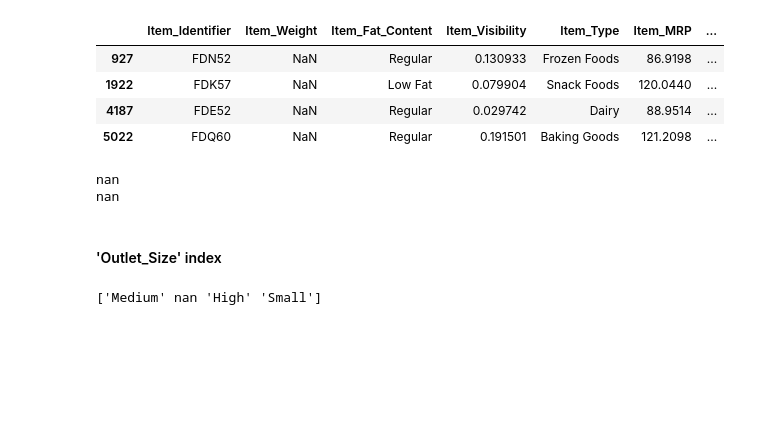
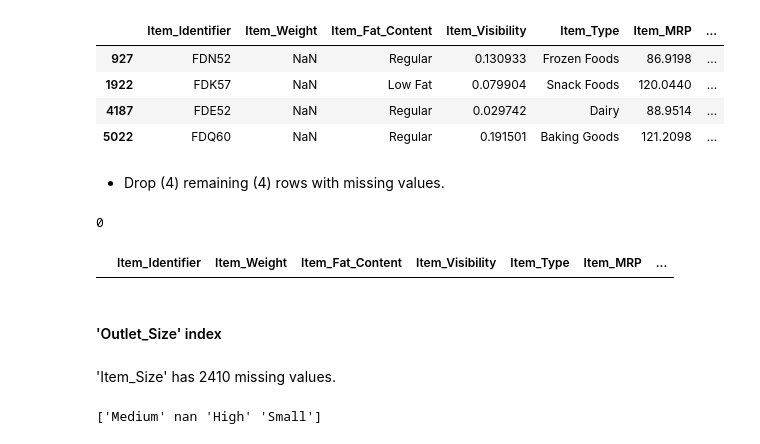
Before and after one commit to YBilodeau/Sales-Predictions, a Jupyter notebook: Sales_Prediction_Project.ipynb, the cells around one changed output. Cells and saved outputs as stored; diff of their text form; code cells hidden in the pictures; blank space fills up the shorter version.

```diff
--- a/Sales_Prediction_Project.ipynb
+++ b/Sales_Prediction_Project.ipynb
@@ -85,3 +111,6 @@ df.head()
 ## **Clean the Data**
 # %% [markdown]
 ### **Remove Duplicates**
+# %%
+df.drop_duplicates(keep='first', inplace=True)
+df.shape
@@ -145,10 +162,5 @@ df[df.Item_Weight.isnull()]
 | 1922 | FDK57 | NaN | Low Fat | 0.079904 | Snack Foods | 120.0440 | ... |
 | 4187 | FDE52 | NaN | Regular | 0.029742 | Dairy | 88.9514 | ... |
 | 5022 | FDQ60 | NaN | Regular | 0.191501 | Baking Goods | 121.2098 | ... |
-# %%
-print(df.loc[927,"Item_Weight"])
-df.loc[927,"Item_Weight"] = np.nan
-print(df.loc[927,"Item_Weight"])
-# %% [output]
-nan
-nan
+# %% [markdown]
+- Drop (4) remaining (4) rows with missing values.
@@ -155,5 +169,13 @@ nan
+# %%
+print(df.Item_Weight.isnull().sum())
+df[df.Item_Weight.isnull()]
+# %% [output]
+0
+|  | Item_Identifier | Item_Weight | Item_Fat_Content | Item_Visibility | Item_Type | Item_MRP | ... |
 # %% [markdown]
 #### 'Outlet_Size' index
+# %% [markdown]
+'Item_Size' has 2410 missing values.
 # %%
 print(df['Outlet_Size'].unique())
 # %% [output]
```
Also changed, not shown: parts of 38 cells of this notebook.
